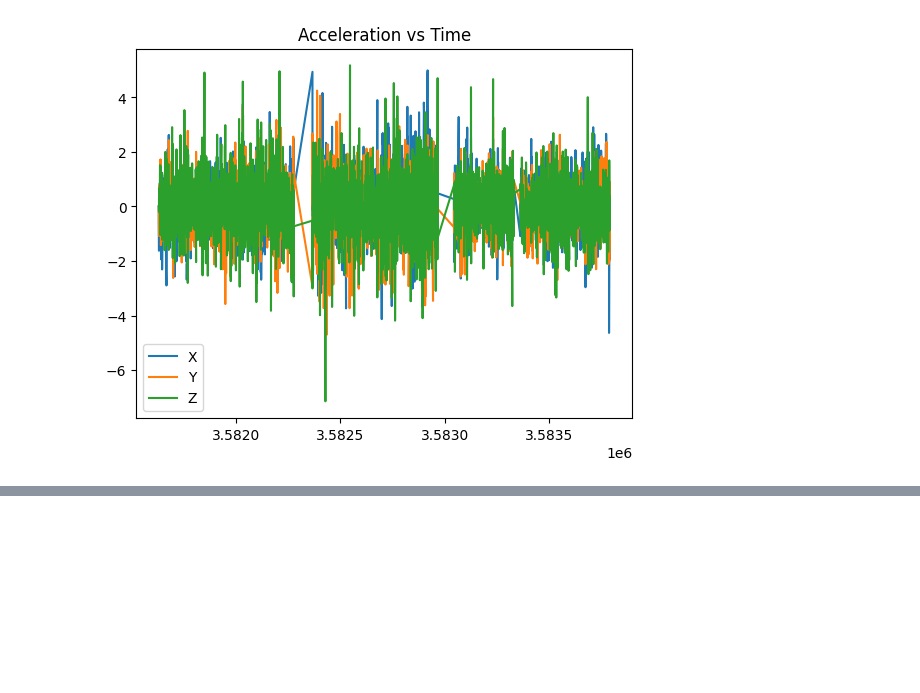
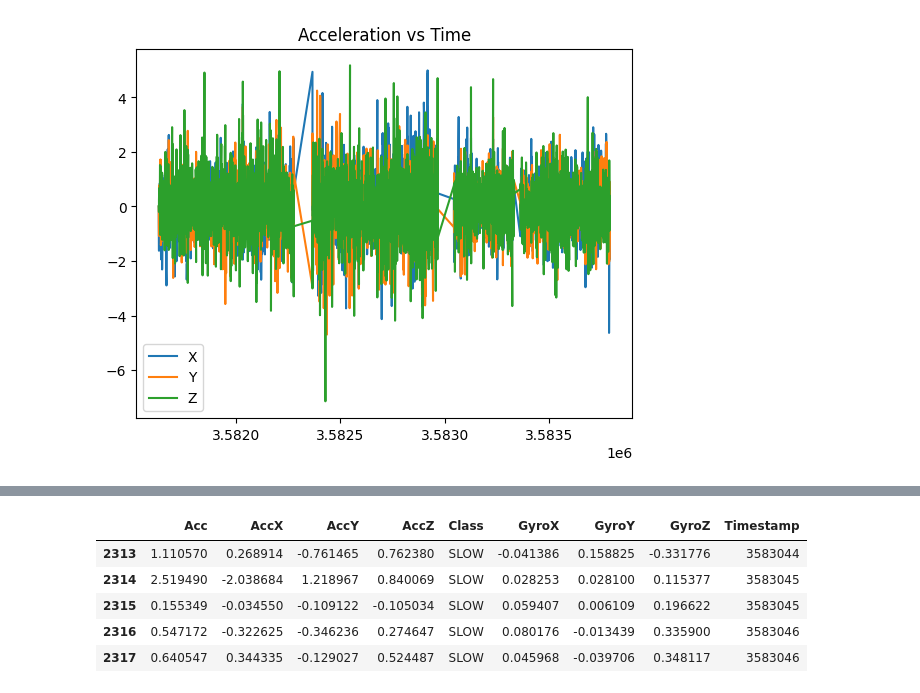
Before and after one commit to aurvantGitHub/driving_behavior, a Jupyter notebook: main.ipynb, the cells around one changed output, grey strips where cells are left out. Saved outputs shown, nothing was run; the diff lists cells and outputs as text; code cells hidden in the pictures; blank space fills up the shorter version.

```diff
--- a/main.ipynb
+++ b/main.ipynb
@@ -86,0 +112,11 @@ df = df.reindex(sorted(df.columns), axis=1)
+# %%
+# create new dfs
+df_3 = df.iloc[time_index[1]:time_index[2], :]
+df_3.head()
+# %% [output]
+|  | Acc | AccX | AccY | AccZ | Class | GyroX | GyroY | GyroZ | Timestamp |
+| 2313 | 1.110570 | 0.268914 | -0.761465 | 0.762380 | SLOW | -0.041386 | 0.158825 | -0.331776 | 3583044 |
+| 2314 | 2.519490 | -2.038684 | 1.218967 | 0.840069 | SLOW | 0.028253 | 0.028100 | 0.115377 | 3583045 |
+| 2315 | 0.155349 | -0.034550 | -0.109122 | -0.105034 | SLOW | 0.059407 | 0.006109 | 0.196622 | 3583045 |
+| 2316 | 0.547172 | -0.322625 | -0.346236 | 0.274647 | SLOW | 0.080176 | -0.013439 | 0.335900 | 3583046 |
+| 2317 | 0.640547 | 0.344335 | -0.129027 | 0.524487 | SLOW | 0.045968 | -0.039706 | 0.348117 | 3583046 |
```
Also changed, not shown: parts of 16 cells of this notebook.
